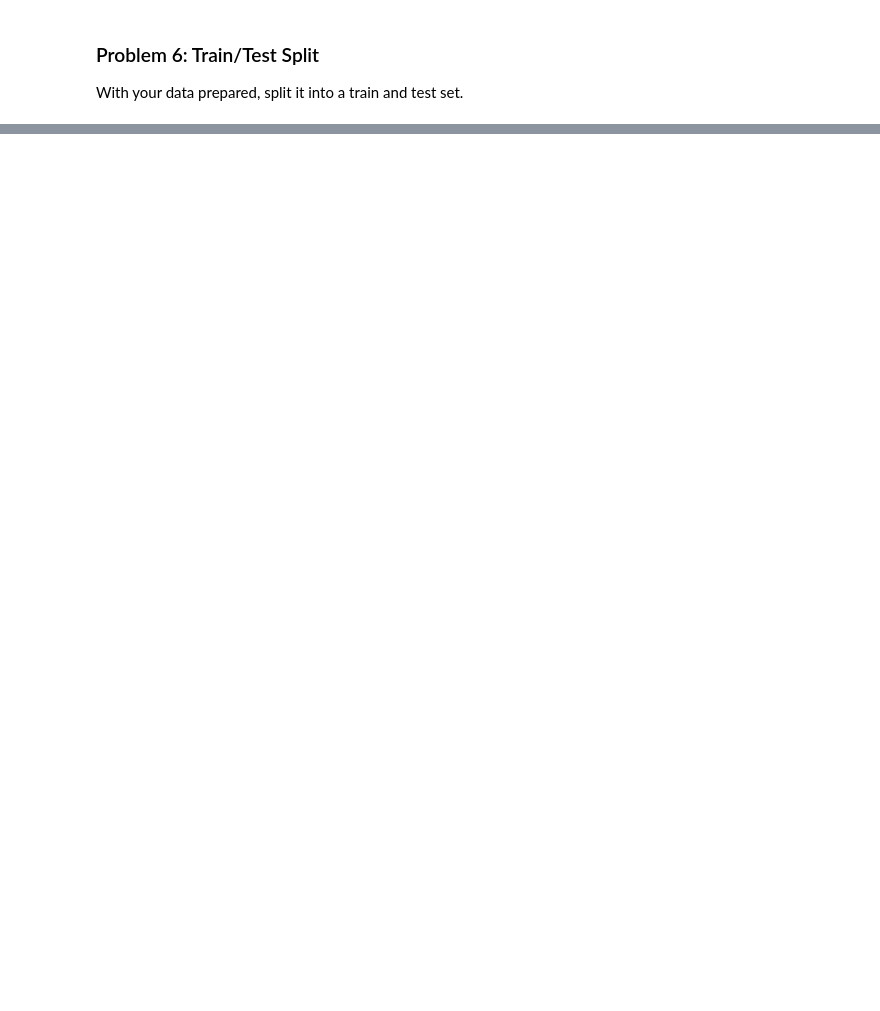
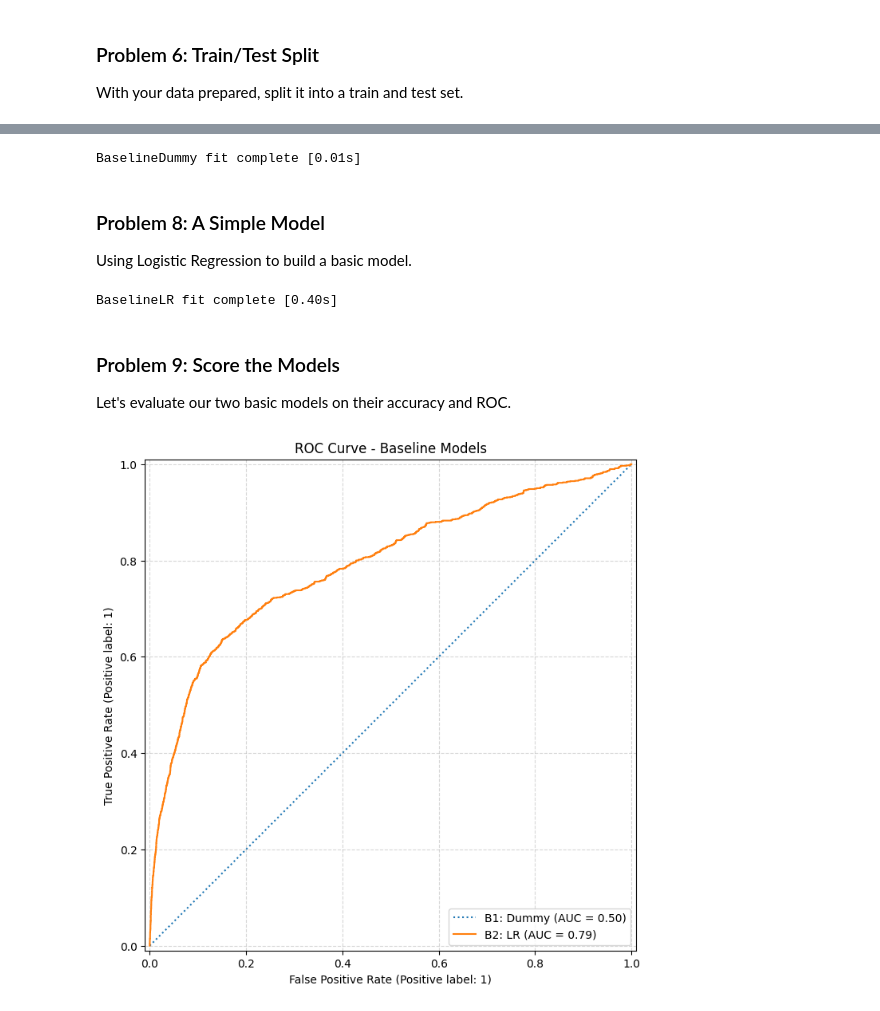
Before and after one commit to 1abhisheknigam/my-ai, a Jupyter notebook: bank-classifiers/notebooks/bank_classifiers.ipynb, the cells around one changed output, grey strips where cells are left out. Drawn from its saved outputs; the diff is of its cells as text; code cells hidden in the pictures; blank space fills up the shorter version.

```diff
--- a/bank-classifiers/notebooks/bank_classifiers.ipynb
+++ b/bank-classifiers/notebooks/bank_classifiers.ipynb
@@ -763,0 +829,4 @@ Now that we have some basic models on the board, we want to try to improve these
+# %%
+y = df_cleaned['y']
+X = df_cleaned.drop('y', axis=1)
+split = 0.25 # keeping a quarter for test
@@ -763,0 +886,54 @@ Now that we have some basic models on the board, we want to try to improve these
+# %%
+baseline_dummy_pipeline = DummyClassifier(strategy="most_frequent")
+# the preprocessor is not needed here as output is dependent only on
+# distribution of the target variable
+
+start_time = time.time()  # measure training time
+baseline_dummy_pipeline.fit(X_train, y_train)
+baseline_dummy_train_time = time.time() - start_time
+print(f"BaselineDummy fit complete [{baseline_dummy_train_time:.2f}s]")
+# %% [output]
+BaselineDummy fit complete [0.01s]
+# %% [markdown]
+### Problem 8: A Simple Model
+
+Using Logistic Regression to build a basic model.
+# %%
+baseline_lr_pipeline = Pipeline([
+    ('preprocessor', preprocessor),
+    ('classifier', LogisticRegression(max_iter=999, random_state=54))
+])
+
+start_time = time.time()  # measure training time
+baseline_lr_pipeline.fit(X_train, y_train)
+baseline_lr_train_time = time.time() - start_time
+print(f"BaselineLR fit complete [{baseline_lr_train_time:.2f}s]")
+# %% [output]
+BaselineLR fit complete [0.40s]
+# %% [markdown]
+### Problem 9: Score the Models
+
+Let's evaluate our two basic models on their accuracy and ROC.
+# %%
+fig, ax = plt.subplots(figsize=(11, 8))
+d1 = RocCurveDisplay.from_estimator(
+    baseline_dummy_pipeline,
+    X_test,
+    y_test,
+    name="B1: Dummy",
+    linestyle=":",
+    ax=ax,
+)
+d2 = RocCurveDisplay.from_estimator(
+    baseline_lr_pipeline, X_test, y_test, name="B2: LR", ax=ax
+)
+
+# Extract stored AUC scalars directly from the displays
+b1_dummy_auc = d1.roc_auc
+b2_lr_auc = d2.roc_auc
+
+ax.set_title("ROC Curve - Baseline Models")
+plt.grid(True, linestyle="--", alpha=0.5)
+plt.show()
+# %% [output]
+[figure, added]
```
Also changed, not shown: parts of 93 cells of this notebook, 1 other file.
